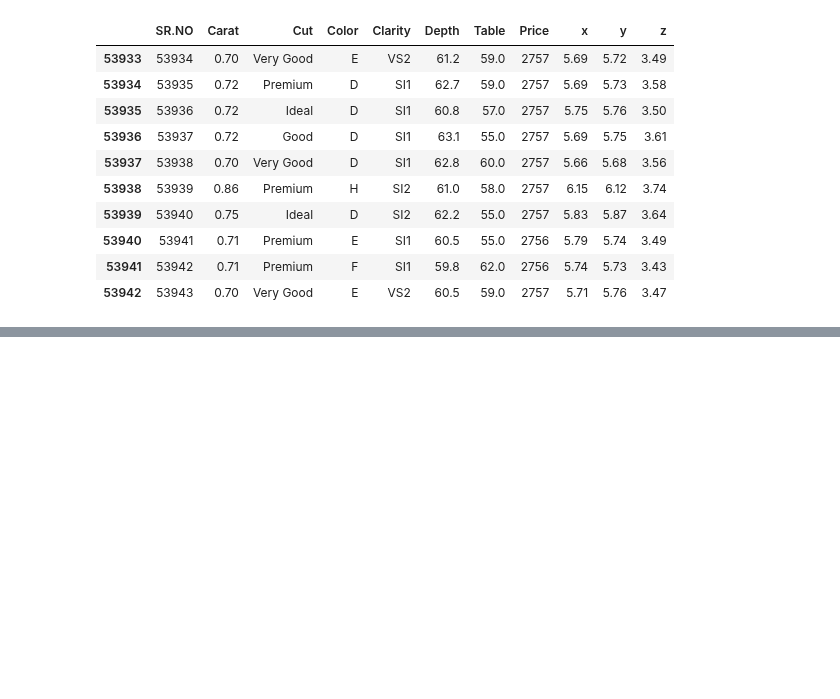
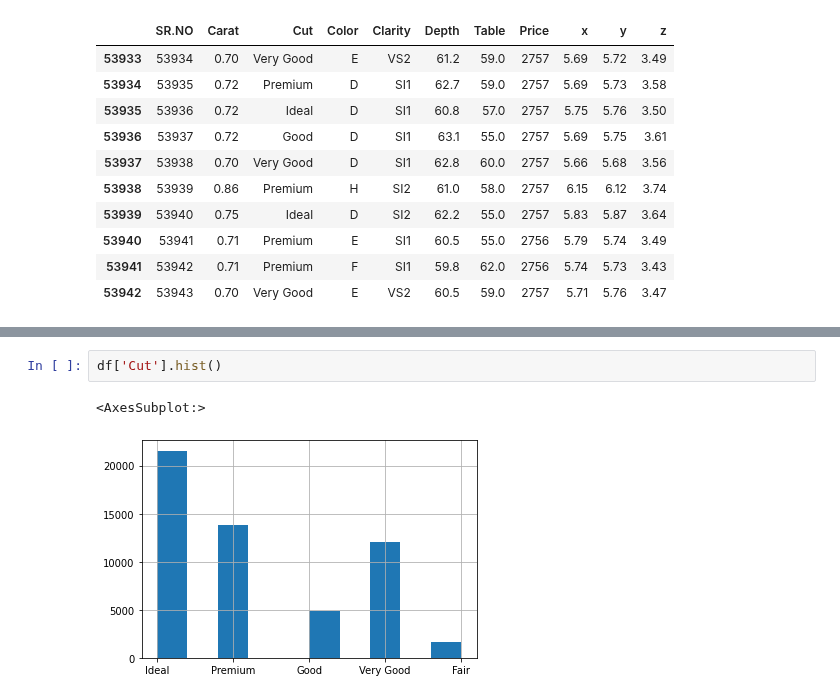
Before and after one commit to Harry262000/Kaggle--Notebooks, a Jupyter notebook: Project.ipynb, the cells around one changed output, grey strips where cells are left out. Cells and saved outputs as stored; diff of their text form; blank space fills up the shorter version.

```diff
--- a/Project.ipynb
+++ b/Project.ipynb
@@ -64,0 +133,5 @@ df.tail(10)
+# %%
+df['Cut'].hist()
+# %% [output]
+<AxesSubplot:>
+[figure, added]
```
Also changed, not shown: parts of 8 cells of this notebook.
